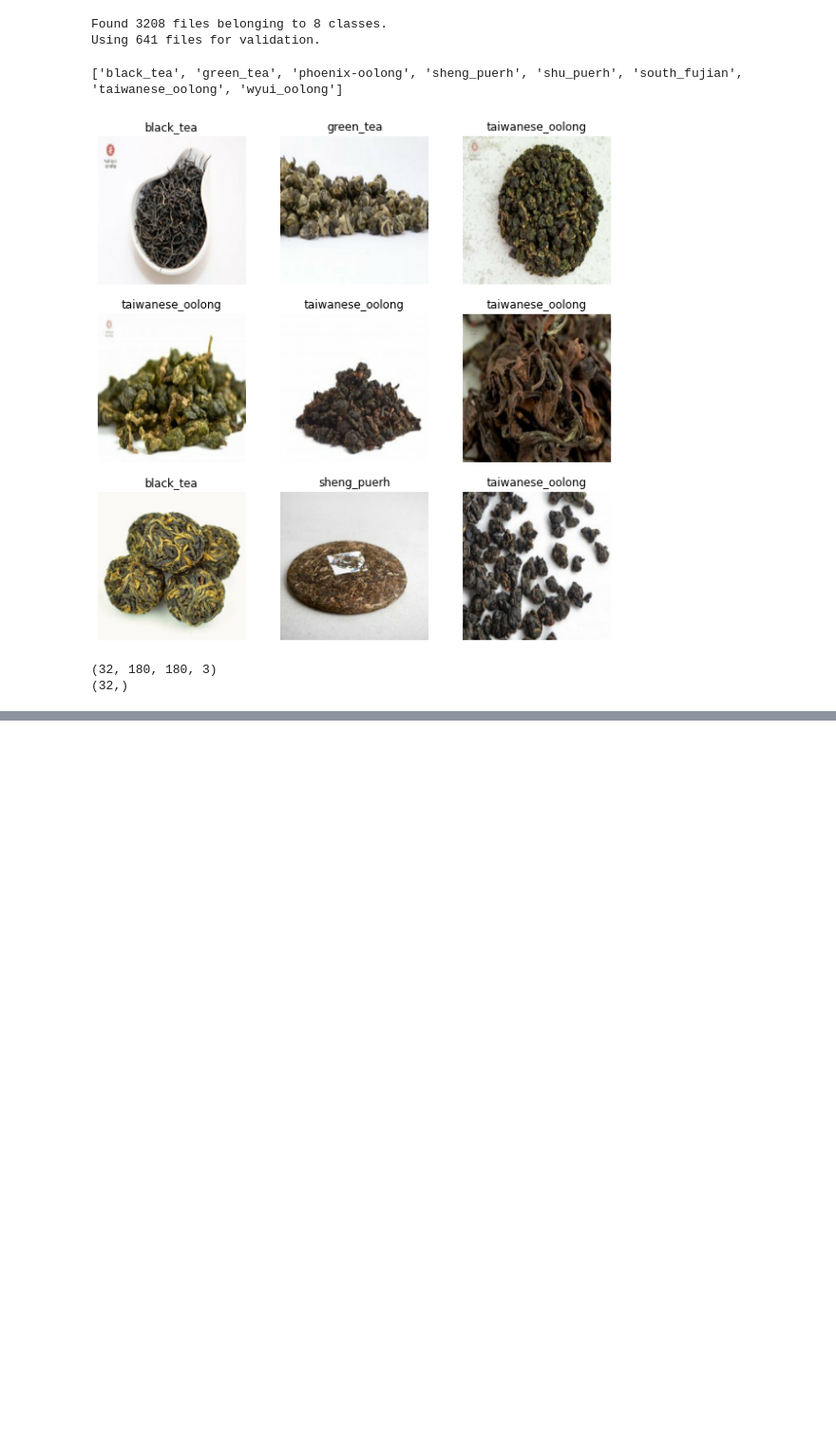
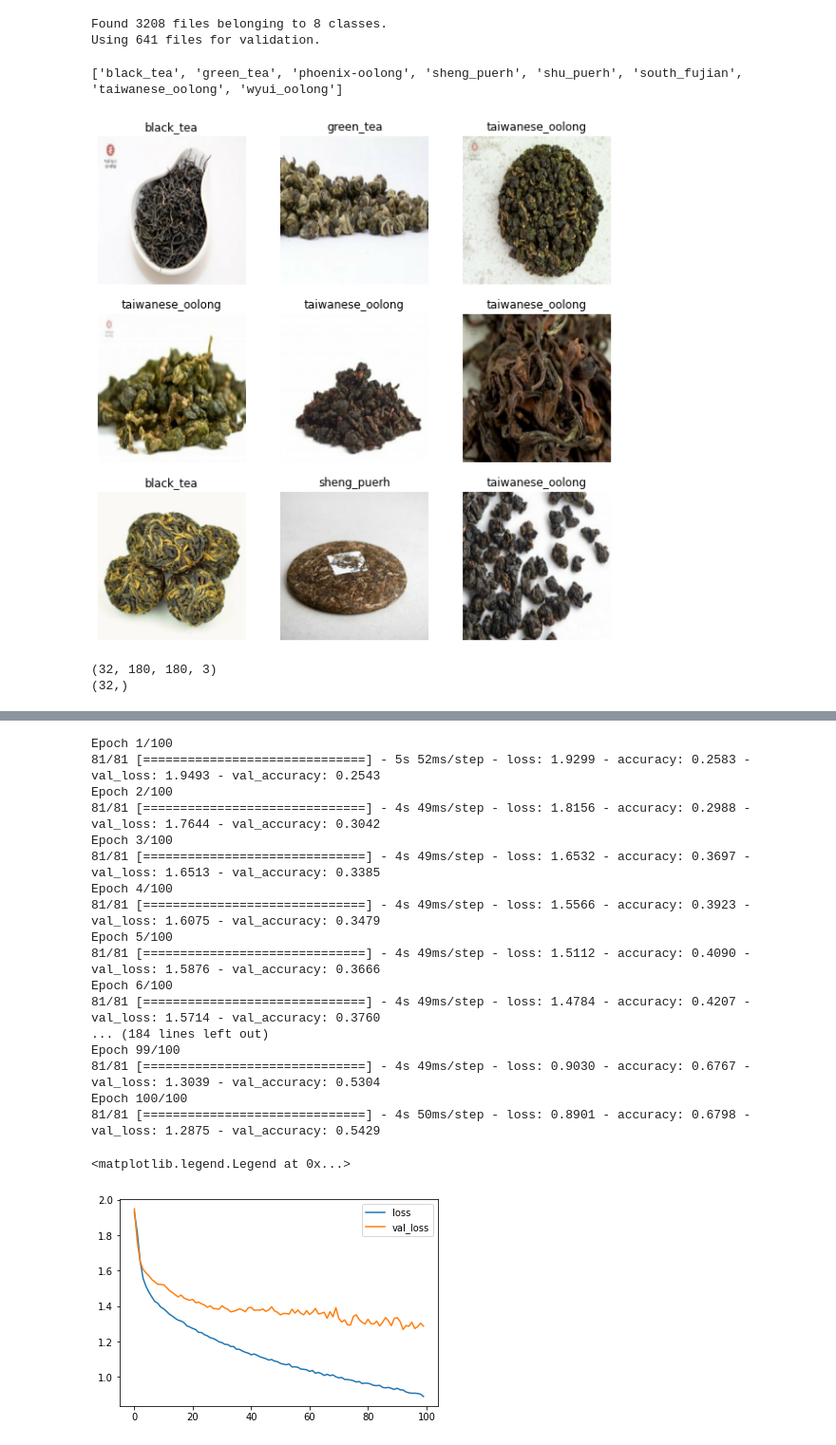
Before and after one commit to Siarhei-Y/tea_recognition, a Jupyter notebook: Tea_recognition.ipynb, the cells around one changed output, grey strips where cells are left out. Shown at 95% size. Cells and saved outputs as stored; diff of their text form; code cells hidden in the pictures; blank space fills up the shorter version.

```diff
--- a/Tea_recognition.ipynb
+++ b/Tea_recognition.ipynb
@@ -150,0 +160,60 @@ plt.legend()
+# %%
+EPOCHS = 100
+LR = 0.0001
+
+callback = tf.keras.callbacks.EarlyStopping(monitor='loss', patience=3)
+
+data_augmentation = tf.keras.Sequential([
+  layers.experimental.preprocessing.RandomFlip("horizontal_and_vertical"),
+  layers.experimental.preprocessing.RandomRotation(0.2),
+])
+# %%
+model = tf.keras.Sequential([
+    tf.keras.layers.experimental.preprocessing.Rescaling(1./255),
+    data_augmentation,
+    tf.keras.layers.Conv2D(32, (3,3), activation='relu'),
+    tf.keras.layers.MaxPool2D(),
+    tf.keras.layers.Conv2D(32, (3,3), activation='relu'),
+    tf.keras.layers.MaxPool2D(),
+    tf.keras.layers.Conv2D(32, (3,3), activation='relu'),
+    tf.keras.layers.MaxPool2D(),
+    tf.keras.layers.Flatten(),
+    tf.keras.layers.Dense(128, activation='relu'),
+    tf.keras.layers.Dense(K, activation='softmax')
+])
+
+
+model.compile(optimizer=tf.keras.optimizers.Adam(learning_rate=LR),
+              loss=tf.keras.losses.SparseCategoricalCrossentropy(from_logits=False),
+              metrics=['accuracy'])
+# %%
+r = model.fit(
+  x_train,
+  validation_data=x_val,
+  epochs=EPOCHS,
+  callbacks=[callback]
+)
+
+plt.plot(r.history['loss'], label='loss')
+plt.plot(r.history['val_loss'], label='val_loss')
+plt.legend()
+# %% [output]
+Epoch 1/100
+81/81 [==============================] - 5s 52ms/step - loss: 1.9299 - accuracy: 0.2583 - val_loss: 1.9493 - val_accuracy: 0.2543
+Epoch 2/100
+81/81 [==============================] - 4s 49ms/step - loss: 1.8156 - accuracy: 0.2988 - val_loss: 1.7644 - val_accuracy: 0.3042
+Epoch 3/100
+81/81 [==============================] - 4s 49ms/step - loss: 1.6532 - accuracy: 0.3697 - val_loss: 1.6513 - val_accuracy: 0.3385
+Epoch 4/100
+81/81 [==============================] - 4s 49ms/step - loss: 1.5566 - accuracy: 0.3923 - val_loss: 1.6075 - val_accuracy: 0.3479
+Epoch 5/100
+81/81 [==============================] - 4s 49ms/step - loss: 1.5112 - accuracy: 0.4090 - val_loss: 1.5876 - val_accuracy: 0.3666
+Epoch 6/100
+81/81 [==============================] - 4s 49ms/step - loss: 1.4784 - accuracy: 0.4207 - val_loss: 1.5714 - val_accuracy: 0.3760
+... (184 lines left out)
+Epoch 99/100
+81/81 [==============================] - 4s 49ms/step - loss: 0.9030 - accuracy: 0.6767 - val_loss: 1.3039 - val_accuracy: 0.5304
+Epoch 100/100
+81/81 [==============================] - 4s 50ms/step - loss: 0.8901 - accuracy: 0.6798 - val_loss: 1.2875 - val_accuracy: 0.5429
+<matplotlib.legend.Legend at 0x...>
+[figure, added]
```
Also changed, not shown: parts of 10 cells of this notebook.
